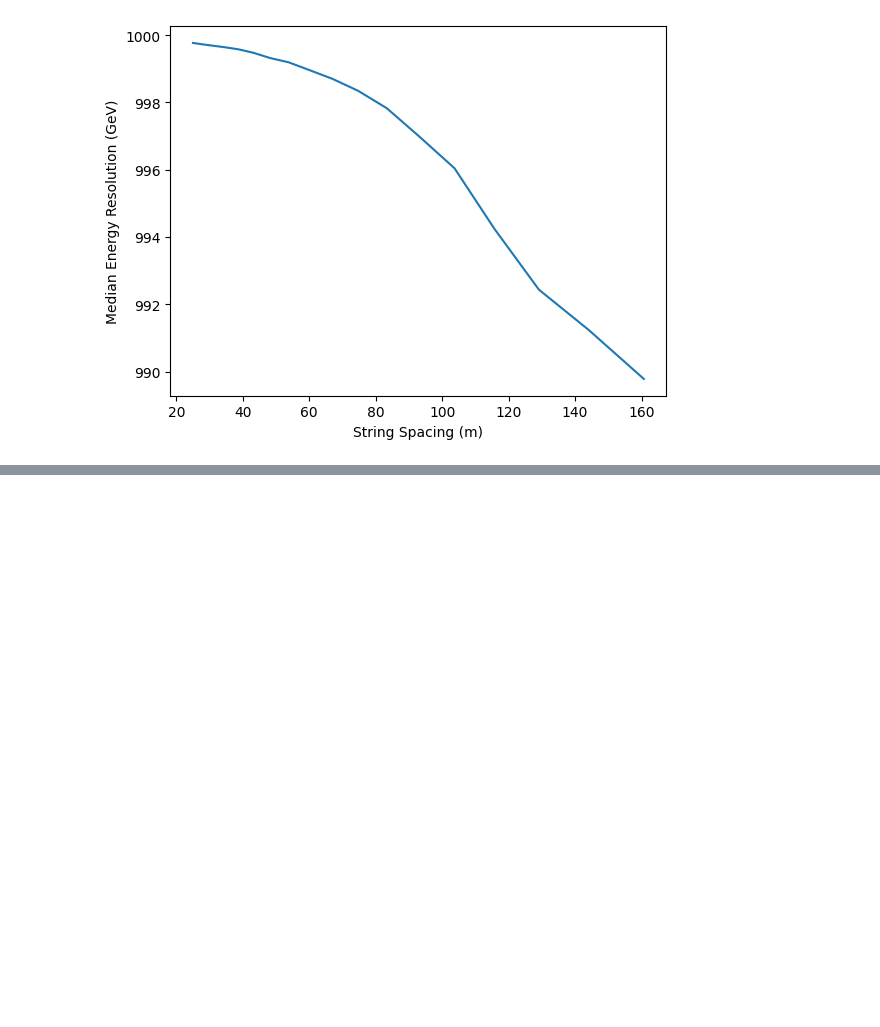
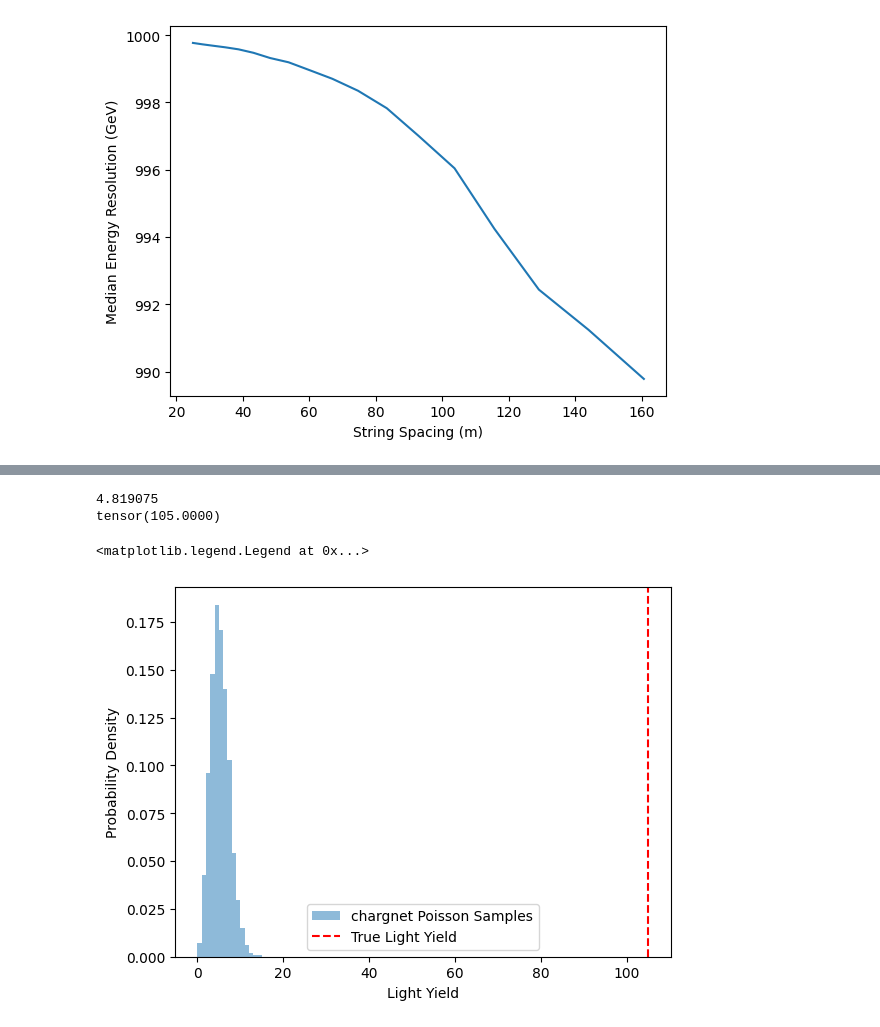
Before and after one commit to kristiantcho/nugget, a Jupyter notebook: nugget/examples/poisson_tests.ipynb, the cells around one changed output, grey strips where cells are left out. Saved outputs shown, nothing was run; the diff lists cells and outputs as text; code cells hidden in the pictures; blank space fills up the shorter version.

```diff
--- a/nugget/examples/poisson_tests.ipynb
+++ b/nugget/examples/poisson_tests.ipynb
@@ -269,0 +311,17 @@ Text(0, 0.5, 'Median Energy Resolution (GeV)')
+# %%
+train_dataloader = chargenet.create_light_yield_parquet_dataloader(
+                # parquet_path = 'new_accepted_photons_ly_all.parquet',
+                parquet_path = './llrnet_models/mc_muon_lynet_v1_test_samples.parquet',
+                geometry_csv_path= '../other/800_40_40_geom.csv',
+                num_samples_per_epoch=2048,
+                batch_size=32,
+                shuffle=True,
+                num_workers=4,
+                seed=None,
+                zero_ly_prob=0.05,
+                zero_ly_value=0.0,
+                uniform_energy_zenith=False,
+                n_energy_bins=20,
+                n_coszen_bins=20,
+                filter_vertex_in_domain=True,
+                )
@@ -269,0 +335,27 @@ Text(0, 0.5, 'Median Energy Resolution (GeV)')
+# %%
+chargenet.is_trained = True
+ind = np.random.randint(0, 100)
+extra_ind = np.random.randint(0, 32)
+count = -1
+while count != ind:
+    for features, ly in train_dataloader:
+        count += 1
+        if count == ind:
+            break
+expected_ly = chargenet.predict(features[extra_ind])
+print(expected_ly) # expected light yield
+# plot a poisson distribution of the expected light yield with this expected value
+poisson_pdf = torch.distributions.Poisson(torch.tensor(expected_ly))
+samples = poisson_pdf.sample((10000,))
+plt.hist(samples.numpy(), bins=max(samples).int(), density=True, alpha=0.5, label='chargnet Poisson Samples')
+true_ly = 10**(ly[extra_ind]*chargenet.log_charge_scale) - 1
+print(true_ly) # true light yield
+plt.axvline(true_ly, color='r', linestyle='--', label='True Light Yield')
+plt.xlabel('Light Yield')
+plt.ylabel('Probability Density')
+plt.legend()
+# %% [output]
+4.819075
+tensor(105.0000)
+<matplotlib.legend.Legend at 0x...>
+[figure, added]
```
Also changed, not shown: parts of 5 cells of this notebook, 2 other files.
